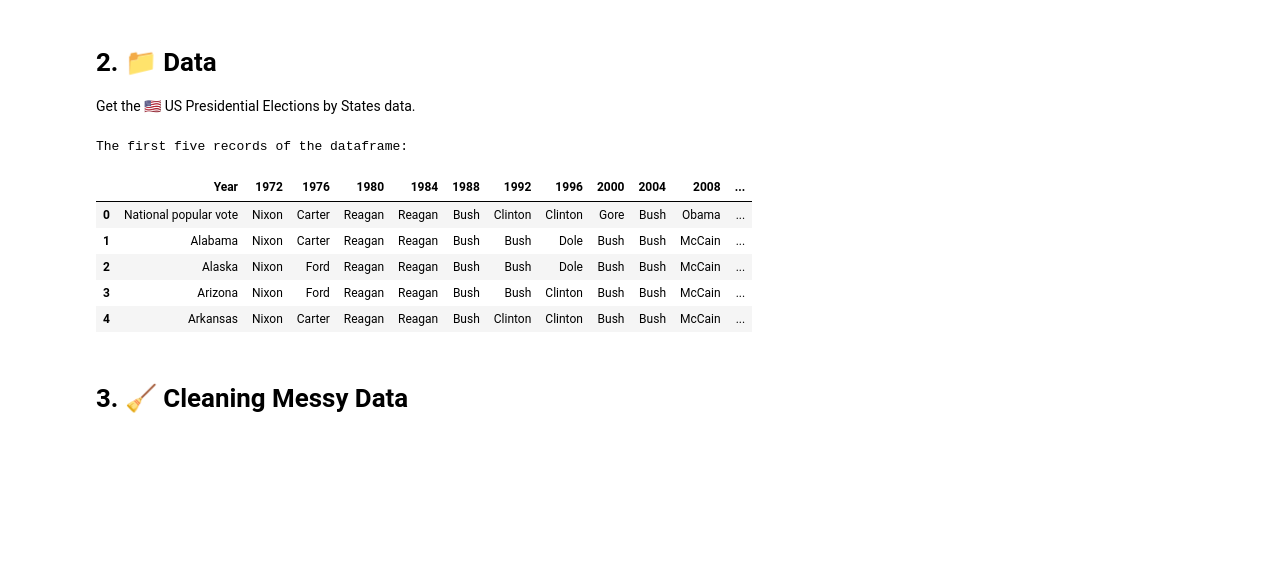
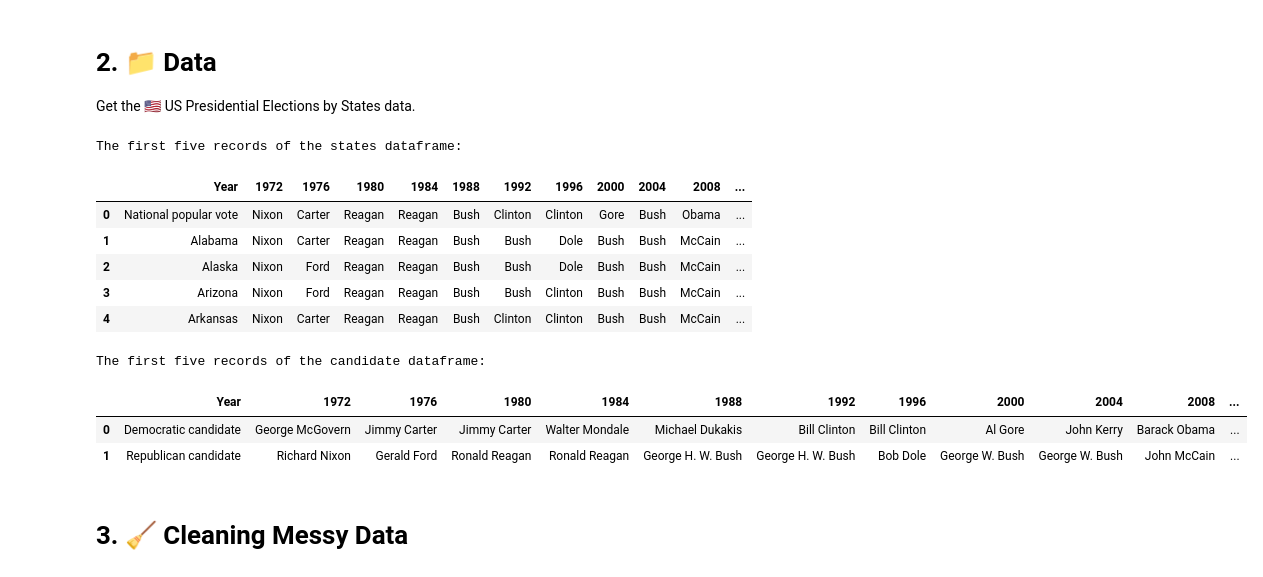
Before and after one commit to MYTE21/Red.Blue.States, a Jupyter notebook: notebooks/data_cleaning.ipynb, the cells around one changed output. Cells and saved outputs as stored; diff of their text form; code cells hidden in the pictures; blank space fills up the shorter version.

```diff
--- a/notebooks/data_cleaning.ipynb
+++ b/notebooks/data_cleaning.ipynb
@@ -23,16 +24,26 @@ states_dataframe_path = data.get_dataset_path("rbs", "raw", "us_presidential_ele
 # %%
 states_dataframe = pd.read_csv(states_dataframe_path)
 
-print("The first five records of the dataframe: \n")
+print("The first five records of the states dataframe: \n")
 states_dataframe.head()
 # %% [output]
-The first five records of the dataframe:
+The first five records of the states dataframe:
 |  | Year | 1972 | 1976 | 1980 | 1984 | 1988 | 1992 | 1996 | 2000 | 2004 | 2008 | ... |
 | 0 | National popular vote | Nixon | Carter | Reagan | Reagan | Bush | Clinton | Clinton | Gore | Bush | Obama | ... |
 | 1 | Alabama | Nixon | Carter | Reagan | Reagan | Bush | Bush | Dole | Bush | Bush | McCain | ... |
 | 2 | Alaska | Nixon | Ford | Reagan | Reagan | Bush | Bush | Dole | Bush | Bush | McCain | ... |
 | 3 | Arizona | Nixon | Ford | Reagan | Reagan | Bush | Bush | Clinton | Bush | Bush | McCain | ... |
 | 4 | Arkansas | Nixon | Carter | Reagan | Reagan | Bush | Clinton | Clinton | Bush | Bush | McCain | ... |
+# %%
+candidate_dataframe = pd.read_csv(candidate_dataframe_path)
+
+print("The first five records of the candidate dataframe: \n")
+candidate_dataframe.head()
+# %% [output]
+The first five records of the candidate dataframe:
+|  | Year | 1972 | 1976 | 1980 | 1984 | 1988 | 1992 | 1996 | 2000 | 2004 | 2008 | ... |
+| 0 | Democratic candidate | George McGovern | Jimmy Carter | Jimmy Carter | Walter Mondale | Michael Dukakis | Bill Clinton | Bill Clinton | Al Gore | John Kerry | Barack Obama | ... |
+| 1 | Republican candidate | Richard Nixon | Gerald Ford | Ronald Reagan | Ronald Reagan | George H. W. Bush | George H. W. Bush | Bob Dole | George W. Bush | George W. Bush | John McCain | ... |
 # %% [markdown]
 # 3. 🧹 Cleaning Messy Data
 # %% [markdown]
```
Also changed, not shown: parts of 19 cells of this notebook, 1 other file.
